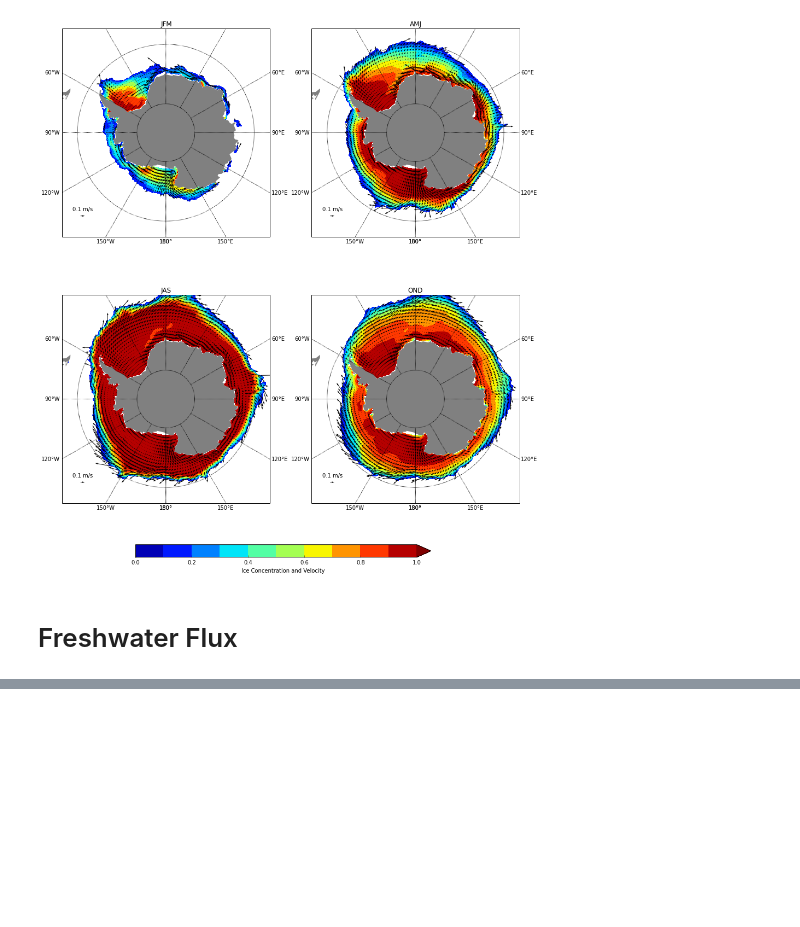
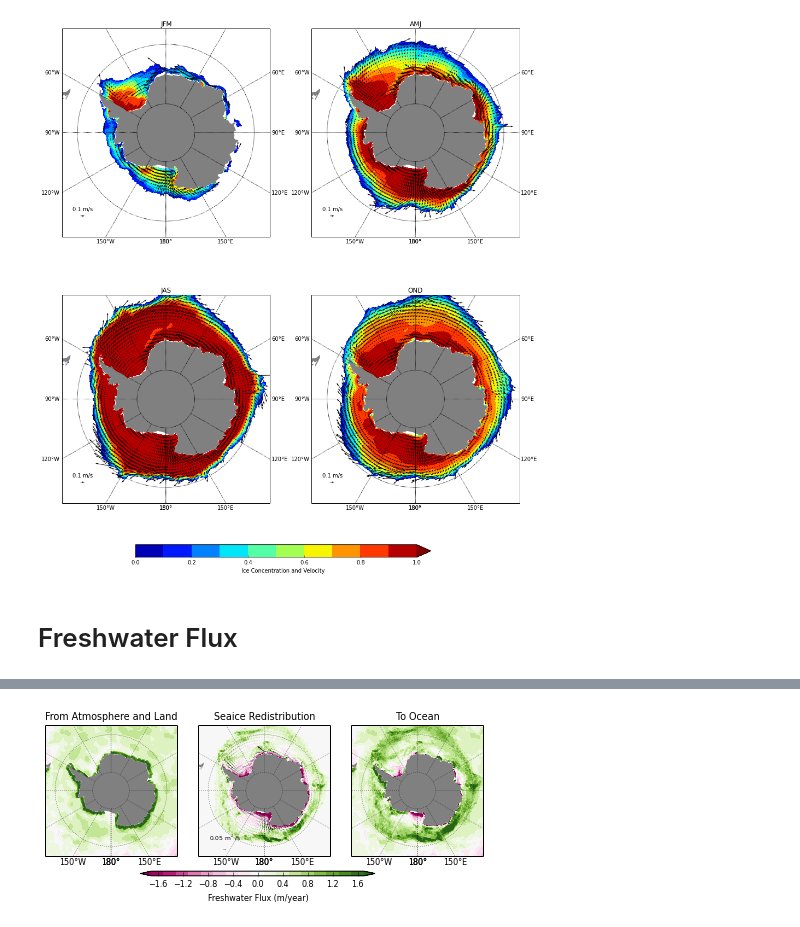
Before and after one commit to dhruvbalwada/watermass, a Jupyter notebook: SOSE_layers_analysis/seaice_validation.ipynb, the cells around one changed output, grey strips where cells are left out. Cells and saved outputs as stored; diff of their text form; code cells hidden in the pictures; blank space fills up the shorter version.

```diff
--- a/SOSE_layers_analysis/seaice_validation.ipynb
+++ b/SOSE_layers_analysis/seaice_validation.ipynb
@@ -213,0 +293,72 @@ plt.show()
+# %%
+scalefac = 24*60*60*365/1e3
+sx,sy = 18,9 # subsample
+
+# annual mean
+season = 'ANN'
+fld1 = scalefac * np.ma.masked_array(data['SIatmFW'][season], m.mask[0])
+fld2 = -scalefac * np.ma.masked_array(data['SIempmr'][season], m.mask[0])
+#ice_fw = fld2 - fld1
+ice_fw = fld2 - fld1
+
+
+# UH = m^2 / s
+UH, VH = data['SIuheff'][season], data['SIvheff'][season]
+mask = np.sqrt(UH**2 + VH**2)<0.005
+
+
+plt.rcParams['font.size'] = 8
+fig = plt.figure(figsize=(6.5,3.2))
+
+#plt.rcParams['font.size'] = 12
+#fig = plt.figure(figsize=(15,7))
+
+rholevs = [26.5, 27., 27.2, 27.6, 28.0, 28.2]
+clevs = np.arange(-1.8,1.8,0.2)+0.1
+
+ax = fig.add_subplot(131)
+pc, bm = southern_ocean_contourf(lon, lat, fld1, clevs, labels=[0,0,0,1],
+                               ax=ax, extend='both', cmap='PiYG')
+ax.set_title('From Atmosphere and Land')
+
+
+U = np.ma.masked_array(UH, mask)
+V = np.ma.masked_array(VH, mask)
+Urot, Vrot = bm.rotate_vector(U, V, lon, lat)
+xx, yy = bm(lon, lat)
+
+ax = fig.add_subplot(132)
+pc, bm = southern_ocean_contourf(lon, lat, ice_fw, clevs, labels=[0,0,0,1],
+                               ax=ax, extend='both', cmap='PiYG')
+
+rho, drhodt, drhods = eos.state_surface(data['THETA'][season], data['SALT'][season])
+
+#con = bm.contour(lon, lat, np.ma.masked_array(rho-1000, m.mask[0]), rholevs,
+#           latlon=True, colors='k')
+#plt.clabel(con, fmt='%3.1f')
+
+q = bm.quiver(xx[::sy,1::sx], yy[::sy,1::sx], -Urot[::sy,1::sx], -Vrot[::sy,1::sx],
+              scale=2, width=0.01, minlength=0.1, minshaft=3)
+qk = plt.quiverkey(q, 0.2, 0.05, 0.05, label=r'0.05 m$^2$/s',
+                    fontproperties={'size': 6})
+
+#pc.set_clim([-3,3])
+ax.set_title('Seaice Redistribution')
+
+
+ax = fig.add_subplot(133)
+pc, bm = southern_ocean_contourf(lon, lat, fld2, clevs, labels=[0,0,0,1],
+                               ax=ax, extend='both', cmap='PiYG')
+#con = bm.contour(lon, lat, np.ma.masked_array(rho-1000, m.mask[0]), [27.3,],
+#           latlon=True, colors='k')
+ax.set_title('To Ocean')
+
+
+cax = fig.add_axes([0.25,0.13,0.5,0.02])
+cb = plt.colorbar(pc, ticks=np.arange(-1.6,2,0.4), cax=cax, orientation='horizontal')
+cb.set_label('Freshwater Flux (m/year)')
+plt.tight_layout()
+plt.show()
+fig.savefig('../figures_ice_moc/fw_flux_3.pdf')
+# %% [output]
+[figure, added]
```
Also changed, not shown: parts of 7 cells of this notebook, 1 other file.
